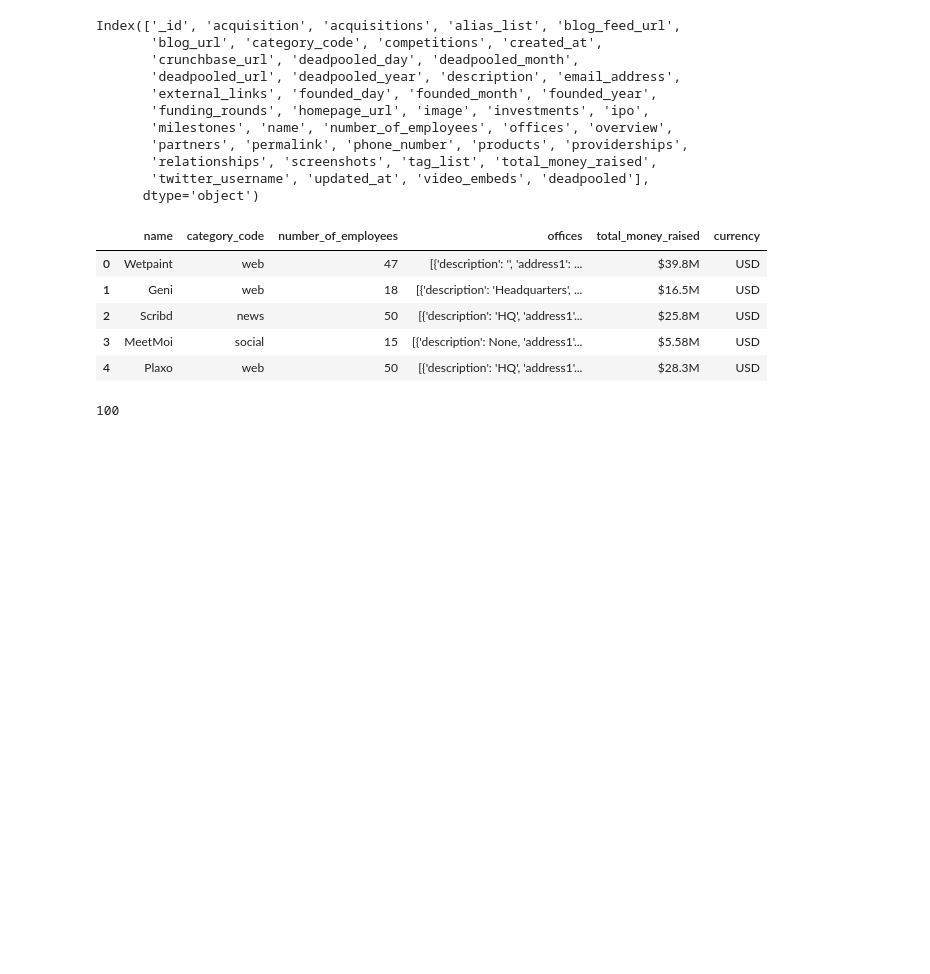
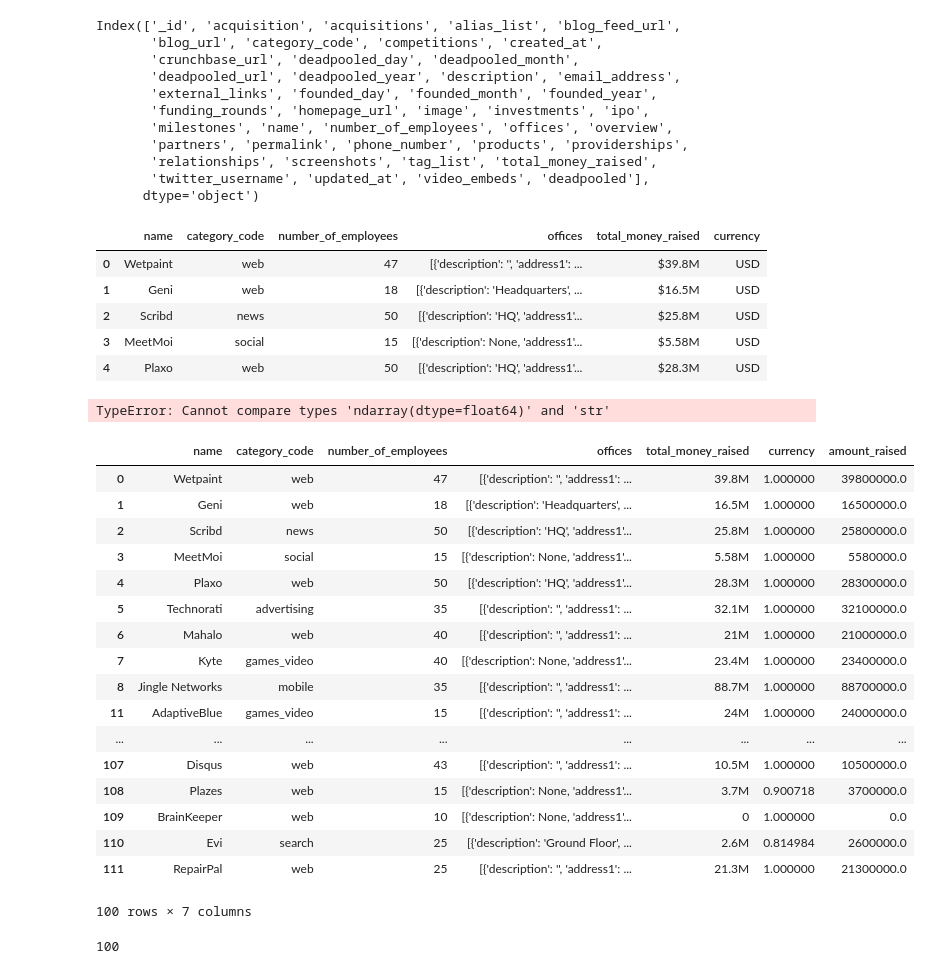
Before and after one commit to aiborra11/Geoquery-project, a Jupyter notebook: My-code/Dataset.ipynb, the cells around one changed output. Saved outputs shown, nothing was run; the diff lists cells and outputs as text; code cells hidden in the pictures; blank space fills up the shorter version.

```diff
--- a/My-code/Dataset.ipynb
+++ b/My-code/Dataset.ipynb
@@ -171,3 +173,22 @@ def money_converter(df):
     return pd.to_numeric(df.replace(amount_type, regex=True)).astype(float)
 # %%
 data['amount_raised'] = money_converter(data['total_money_raised'])
+# %%
+#Create a dictionary with the needed exchange rates using an API to obtain real data.
+def api_rates(url, df):
+    response = requests.get(url)
+    api_data = response.json()
+    api_dataframe = pd.DataFrame(json_normalize(api_data))
+    api_dict = {
+            'CAD':api_dataframe['rates.CAD'][0],
+            'EUR':api_dataframe['rates.EUR'][0],
+            'GBP':api_dataframe['rates.GBP'][0],
+            'JPY':api_dataframe['rates.JPY'][0],
+            'SEK':api_dataframe['rates.SEK'][0],
+            'USD':1
+            }
+    return pd.to_numeric(df.replace(api_dict, regex=True))
+# %%
+data['currency'] = api_rates('https://api.exchangerate-api.com/v4/latest/USD', data['currency'])
+# %% [output]
+TypeError: Cannot compare types 'ndarray(dtype=float64)' and 'str'
@@ -195,6 +218,27 @@ def currency_rate(df):
     return pd.to_numeric(df.replace(api_dict, regex=True))
 
 data['currency'] = currency_rate(data['currency'])
+# %%
+data.head(100)
+# %% [output]
+|  | name | category_code | number_of_employees | offices | total_money_raised | currency | amount_raised |
+| 0 | Wetpaint | web | 47 | [{'description': '', 'address1': ... | 39.8M | 1.000000 | 39800000.0 |
+| 1 | Geni | web | 18 | [{'description': 'Headquarters', ... | 16.5M | 1.000000 | 16500000.0 |
+| 2 | Scribd | news | 50 | [{'description': 'HQ', 'address1'... | 25.8M | 1.000000 | 25800000.0 |
+| 3 | MeetMoi | social | 15 | [{'description': None, 'address1'... | 5.58M | 1.000000 | 5580000.0 |
+| 4 | Plaxo | web | 50 | [{'description': 'HQ', 'address1'... | 28.3M | 1.000000 | 28300000.0 |
+| 5 | Technorati | advertising | 35 | [{'description': '', 'address1': ... | 32.1M | 1.000000 | 32100000.0 |
+| 6 | Mahalo | web | 40 | [{'description': '', 'address1': ... | 21M | 1.000000 | 21000000.0 |
+| 7 | Kyte | games_video | 40 | [{'description': None, 'address1'... | 23.4M | 1.000000 | 23400000.0 |
+| 8 | Jingle Networks | mobile | 35 | [{'description': '', 'address1': ... | 88.7M | 1.000000 | 88700000.0 |
+| 11 | AdaptiveBlue | games_video | 15 | [{'description': '', 'address1': ... | 24M | 1.000000 | 24000000.0 |
+| ... | ... | ... | ... | ... | ... | ... | ... |
+| 107 | Disqus | web | 43 | [{'description': '', 'address1': ... | 10.5M | 1.000000 | 10500000.0 |
+| 108 | Plazes | web | 15 | [{'description': None, 'address1'... | 3.7M | 0.900718 | 3700000.0 |
+| 109 | BrainKeeper | web | 10 | [{'description': None, 'address1'... | 0 | 1.000000 | 0.0 |
+| 110 | Evi | search | 25 | [{'description': 'Ground Floor', ... | 2.6M | 0.814984 | 2600000.0 |
+| 111 | RepairPal | web | 25 | [{'description': '', 'address1': ... | 21.3M | 1.000000 | 21300000.0 |
+100 rows × 7 columns
 # %%
 #Standarize all valuations into one currency ($) and convert them into millions.
 
```
Also changed, not shown: parts of 3 cells of this notebook, 2 other files.
